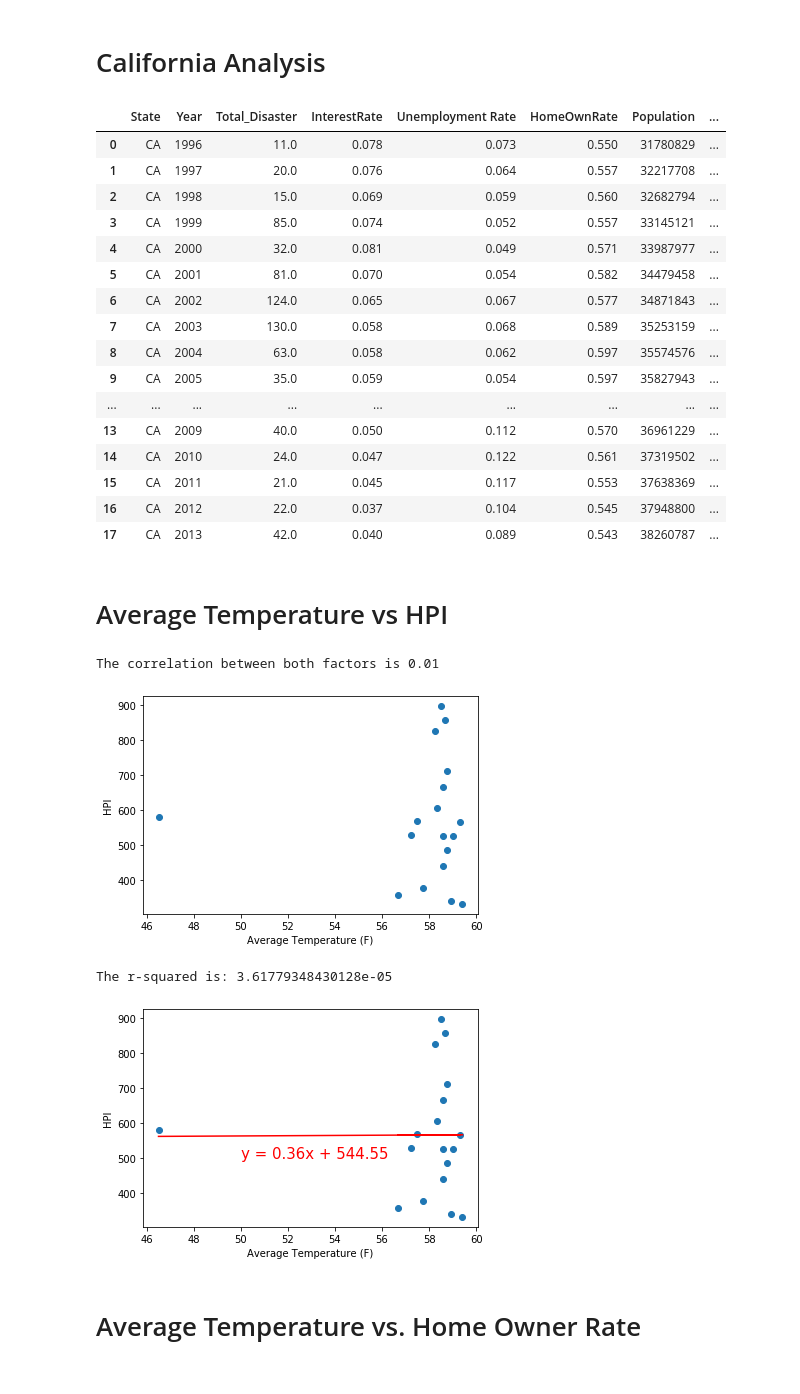
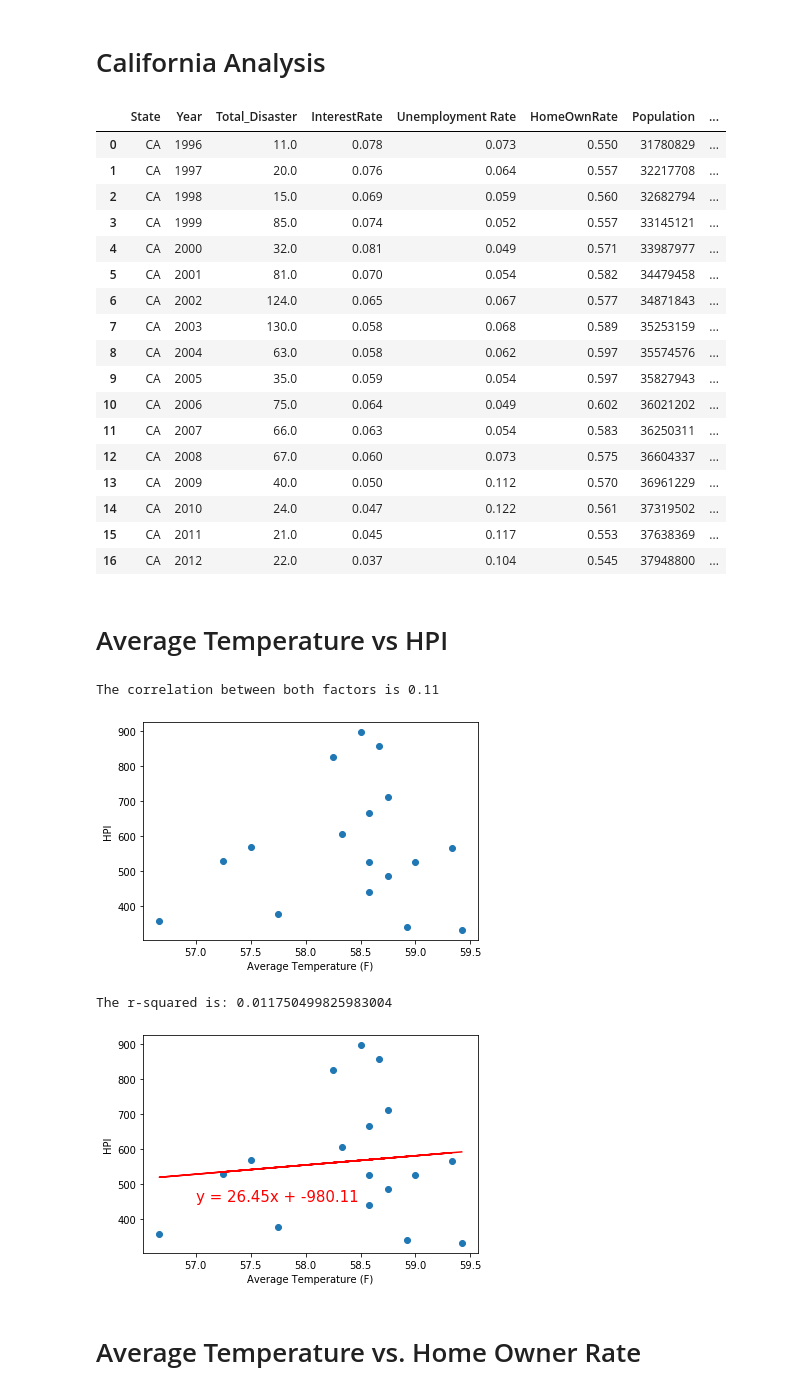
Before and after one commit to connorberek226/Final-Project, a Jupyter notebook: IL Data/Weather_Analysis.ipynb, the cells around one changed output. Drawn from its saved outputs; the diff is of its cells as text; code cells hidden in the pictures.

```diff
--- a/IL Data/Weather_Analysis.ipynb
+++ b/IL Data/Weather_Analysis.ipynb
@@ -13,7 +13,7 @@ from sklearn import datasets
 from sqlalchemy import create_engine
 
 # Path to sqlite
-database_path = "../states_HPI_disa_weather_final2.csv"
+database_path = "../Xi/states_HPI_disa_weather_final2.csv"
 
 # Read database_path and store into Pandas data frame
 final_data = pd.read_csv(database_path)
@@ -645,16 +644,17 @@ CA_filter
 | 7 | CA | 2003 | 130.0 | 0.058 | 0.068 | 0.589 | 35253159 | ... |
 | 8 | CA | 2004 | 63.0 | 0.058 | 0.062 | 0.597 | 35574576 | ... |
 | 9 | CA | 2005 | 35.0 | 0.059 | 0.054 | 0.597 | 35827943 | ... |
-| ... | ... | ... | ... | ... | ... | ... | ... | ... |
+| 10 | CA | 2006 | 75.0 | 0.064 | 0.049 | 0.602 | 36021202 | ... |
+| 11 | CA | 2007 | 66.0 | 0.063 | 0.054 | 0.583 | 36250311 | ... |
+| 12 | CA | 2008 | 67.0 | 0.060 | 0.073 | 0.575 | 36604337 | ... |
 | 13 | CA | 2009 | 40.0 | 0.050 | 0.112 | 0.570 | 36961229 | ... |
 | 14 | CA | 2010 | 24.0 | 0.047 | 0.122 | 0.561 | 37319502 | ... |
 | 15 | CA | 2011 | 21.0 | 0.045 | 0.117 | 0.553 | 37638369 | ... |
 | 16 | CA | 2012 | 22.0 | 0.037 | 0.104 | 0.545 | 37948800 | ... |
-| 17 | CA | 2013 | 42.0 | 0.040 | 0.089 | 0.543 | 38260787 | ... |
 # %% [markdown]
 # Average Temperature vs HPI
 # %%
-CA_temp = CA_filter.iloc[:,9]
+CA_temp = CA_filter.iloc[:,11]
 CA_HPI = CA_filter.iloc[:,8]
 correlation = st.pearsonr(CA_temp, CA_HPI)
 plt.scatter(CA_temp, CA_HPI)
@@ -663,27 +663,27 @@ plt.ylabel('HPI')
 print(f"The correlation between both factors is {round(correlation[0],2)}")
 plt.show()
 # %% [output]
-The correlation between both factors is 0.01
+The correlation between both factors is 0.11
-[figure, old version]
+[figure, new version]
 # %%
 # Add the linear regression equation and line to plot
 
 x_values = CA_temp
 y_values = CA_HPI
 correlation = st.pearsonr(CA_temp, CA_HPI)
 (slope, intercept, rvalue, pvalue, stderr) = linregress(x_values, y_values)
 regress_values = x_values * slope + intercept
 line_eq = "y = " + str(round(slope,2)) + "x + " + str(round(intercept,2))
 plt.scatter(x_values,y_values)
 plt.plot(x_values,regress_values,"r-")
-plt.annotate(line_eq,(50,500),fontsize=15,color="red")
+plt.annotate(line_eq,(57,450),fontsize=15,color="red")
 plt.xlabel('Average Temperature (F)')
 plt.ylabel('HPI')
 print(f"The r-squared is: {rvalue**2}")
 plt.show()
 # %% [output]
-The r-squared is: 3.61779348430128e-05
+The r-squared is: 0.011750499825983004
-[figure, old version]
+[figure, new version]
 # %% [markdown]
 # Average Temperature vs. Home Owner Rate
 # %%
```
Also changed, not shown: parts of 50 cells of this notebook, 1 other file.
